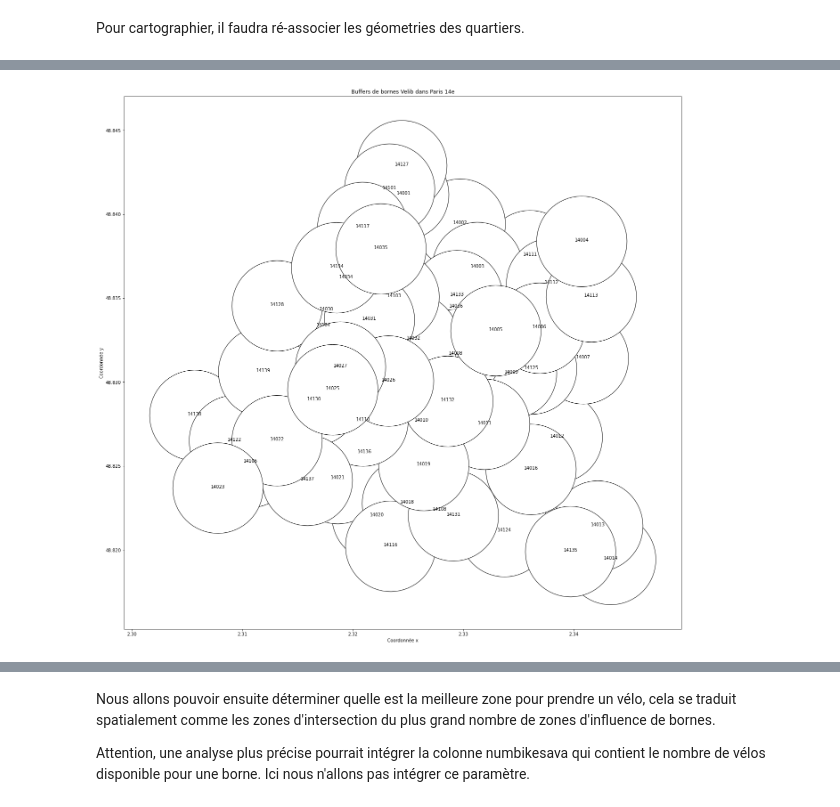
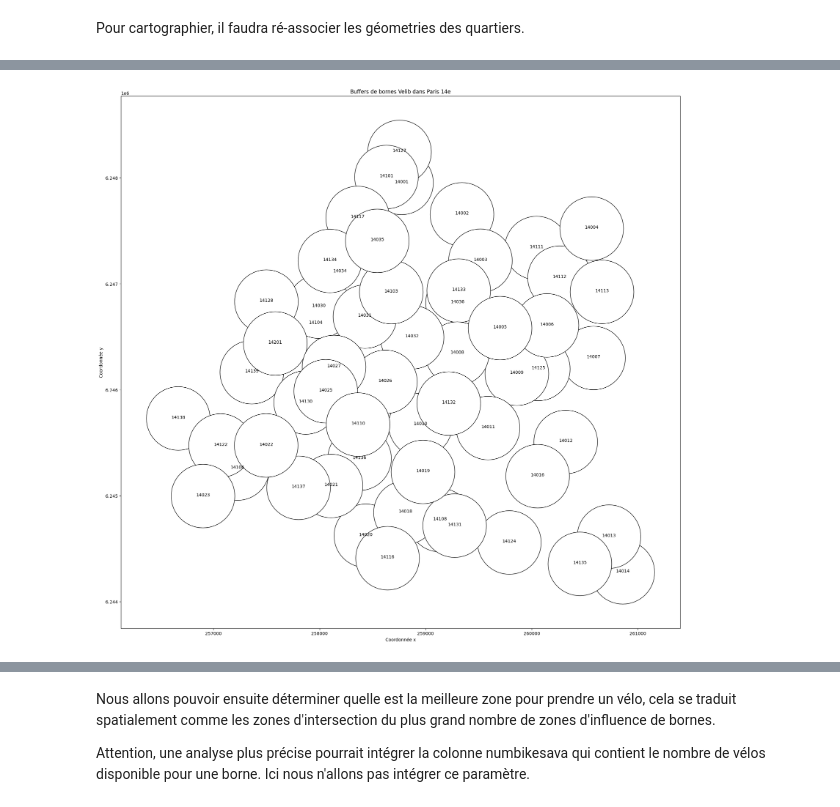
Before and after one commit to PSIG-EHESS/TAIS, a Jupyter notebook: notebooks/TP_TAIS_analyses_zones_influence.ipynb, the cells around one changed output, grey strips where cells are left out. Drawn from its saved outputs; the diff is of its cells as text; code cells hidden in the pictures.

```diff
--- a/notebooks/TP_TAIS_analyses_zones_influence.ipynb
+++ b/notebooks/TP_TAIS_analyses_zones_influence.ipynb
@@ -299,7 +303,7 @@ Pour cartographier la capacité des bornes (à un instant t) par quartier, il fa
 # %%
 sum_capacity_bornes_per_quartier = df_quartier_avec_bornes.groupby(['c_qu'],
     as_index=False,
-)['capacity'].sum()
+)['capacity_num'].sum()
 sum_capacity_bornes_per_quartier.columns = ['c_qu', 'sum_capacite']  # rename the column
 sum_capacity_bornes_per_quartier
 # %% [output]
@@ -430,0 +360,27 @@ WARNING:fiona._env:Value 750000019 of field n_sq_ar of feature 79 not successful
+# %%
+import folium
+from folium import Map, CircleMarker
+import geopandas as gpd
+
+#Folium fonctionne mieux avec des coordonnées WGS84 (4326)
+# Projeter en EPSG:3857 (pseudo-Mercator)
+capacite_sum_quartier_3857 = capacite_sum_quartier.to_crs(epsg=3857)
+
+# Reprojeter en EPSG:4326 pour l'utiliser avec Folium
+capacite_sum_quartier_4326 = capacite_sum_quartier_3857.to_crs(epsg=4326)
+
+# Créer une carte centrée sur les coordonnées moyennes des géométries
+m = folium.Map(location=[capacite_sum_quartier_4326.geometry.centroid.y.mean(),
+                         capacite_sum_quartier_4326.geometry.centroid.x.mean()], zoom_start=12)
+
+# Ajouter des cercles proportionnels pour chaque quartier
+for idx, row in capacite_sum_quartier_4326.iterrows():
+    folium.CircleMarker(
+        location=[row.geometry.centroid.y, row.geometry.centroid.x],
+        radius=row['sum_capacite'] / 50,  # Ajustez le facteur de division selon vos besoins
+        color='blue',
+        fill=True,
+        fill_color='blue',
+        fill_opacity=0.6,
+        popup=folium.Popup(f"Quartier: {row['l_qu']}<br>Capacité: {row['sum_capacite']}", parse_html=True)
+    ).add_to(m)
@@ -492,11 +492,11 @@ Datum: World Geodetic System 1984 ensemble
 - Ellipsoid: WGS 84
 - Prime Meridian: Greenwich
 # %%
-def buffer_in_mercator(geometry, distance_x_meters):
+def buffer_in(geometry, distance_x_meters):
   crs = geometry.crs
-  return geometry.to_crs(epsg=2154).buffer(distance_x_meters).to_crs(crs)
+  return geometry.to_crs(epsg=3857).buffer(distance_x_meters).to_crs(crs)
 # %%
-areas = buffer_in_mercator(df_bornes_par_quartier_14.set_index("stationcode").geometry, 300)
+areas = buffer_in(df_bornes_par_quartier_14.set_index("stationcode").geometry, 300)
 df_bornes_par_quartier_14_areas = areas.to_frame().rename(columns={0:'geometry'})
 df_bornes_par_quartier_14_areas = geopandas.GeoDataFrame(df_bornes_par_quartier_14_areas, geometry=df_bornes_par_quartier_14_areas['geometry'])
 df_bornes_par_quartier_14_areas
@@ -527,19 +527,19 @@ df_bornes_par_quartier_14_areas.plot(figsize = (25, 22), color='white', edgecolo
 # %%
 import matplotlib.pyplot as plt
 
 # Afficher les jeux de données sur une carte à imprimer
 ax = df_bornes_par_quartier_14_areas.plot(figsize = (25, 22), color='white', edgecolor='black')
 
 # Ajouter une grille de coordonnées et un titre
 ax.set_xlabel('Coordonnée x')
 ax.set_ylabel('Coordonnée y')
 ax.set_title('Buffers de bornes Velib dans Paris 14e')
 
 # Ajouter les étiquettes
 for idx, row in df_bornes_par_quartier_14_areas.iterrows():
-  ax.annotate(s=idx, xy=row.geometry.centroid.coords[0], horizontalalignment='center', fontsize=10)
+  ax.annotate(text=idx, xy=row.geometry.centroid.coords[0], horizontalalignment='center', fontsize=10)
 
 # Afficher la carte
 plt.show()
 # %% [output]
-[figure, old version]
+[figure, new version]
```
Also changed, not shown: parts of 60 cells of this notebook.
